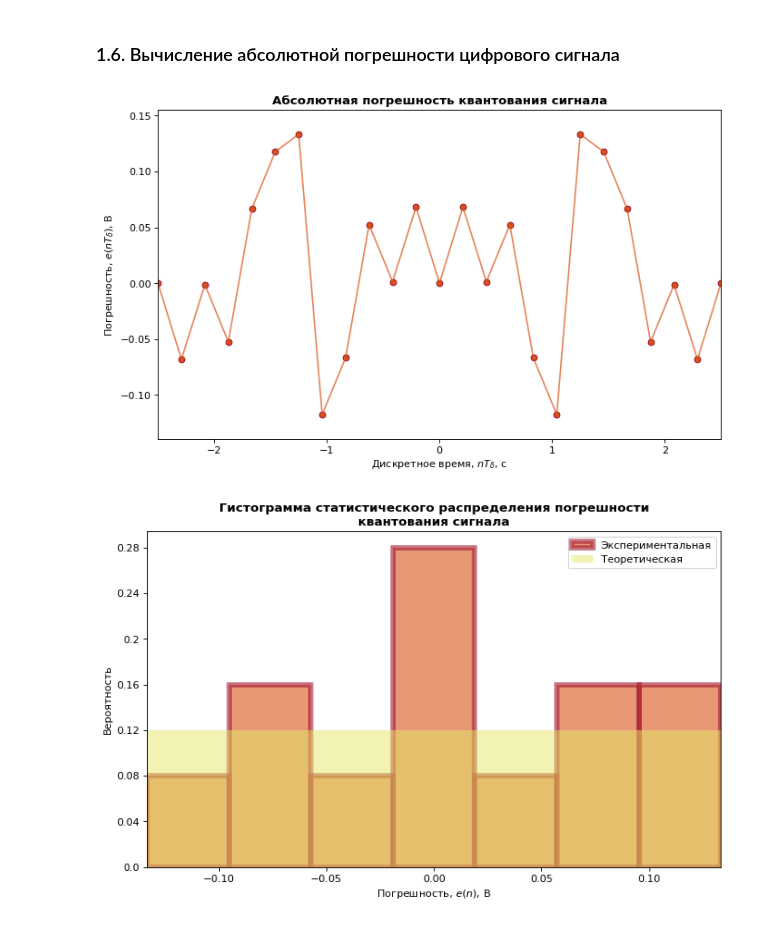
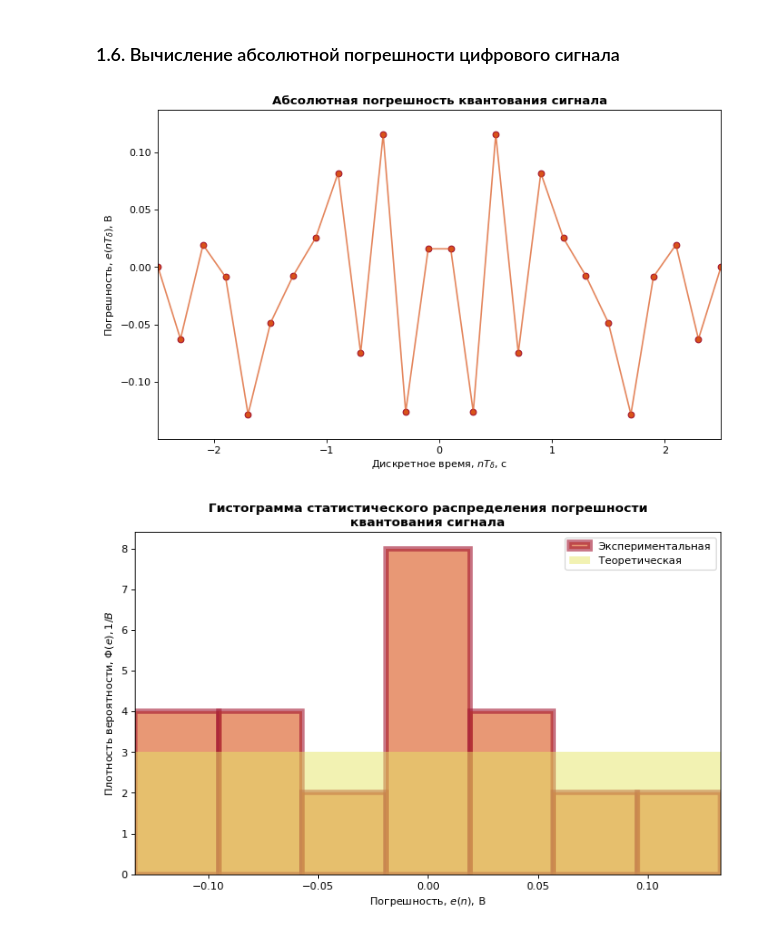
Before and after one commit to SakuraOneLove/DSP-2020, a Jupyter notebook: 1.ipynb, the cells around one changed output. Drawn from its saved outputs; the diff is of its cells as text; code cells hidden in the pictures.

```diff
--- a/1.ipynb
+++ b/1.ipynb
@@ -52,9 +52,10 @@ from sympy.utilities.lambdify import lambdify
 %matplotlib inline
 # %%
 # Формирование области определения
-td = np.linspace(tmin, tmax, int(np.round((tmax - tmin) * fd)))
+td = np.linspace(tmin, tmax, np.rint((tmax - tmin) * fd).astype(int) + 1)
 sigdify = lambdify(x, sig)  # Формирование функции возвращающей значение символьной функции по аргументу х
 xd = np.array([sigdify(i) for i in td]) # Преобразование символьного выражения в числовое
+x_ticks = np.round(td, 2)   # Шаг деления оси абсцисс с точностью до 2 знаков
 # %%
 plt.figure(figsize=PIC_SIZE, dpi=PIC_DENSITY) # Задания размера картинки в дюймах и плотности пикселей
 plt.title("Дискретный сигнал", fontweight="bold")   # Заголовок с жирным шрифтом
@@ -154,27 +153,23 @@ plt.plot(td, ex, color=eColor, alpha=0.7)    # Соединение точек
 
 plt.show()  # Отображение графика
 # %% [output]
-[figure, old version]
+[figure, new version]
 # %%
 nBars = 8   # Количество диапазонов отклонений
 edges = np.linspace(-A / (N - 1), A / (N - 1), nBars)   # Формирование границ диапазонов
 # %%
 plt.figure(figsize=PIC_SIZE, dpi=PIC_DENSITY)   # Задания размера картинки в дюймах и плотности пикселей
 axis = plt.axes()   # Получение осей графика
 plt.title("""Гистограмма статистического распределения погрешности
 квантования сигнала""", fontweight="bold")  # Заголовок с жирным шрифтом
-plt.ylabel("Вероятность")   # Надпись оси ординат
+plt.ylabel(r"Плотность вероятности, $\mathit{\Phi(e), 1/B}$")   # Надпись оси ординат
 plt.xlabel(r"Погрешность, $\mathit{e(n)}$, В")  # Надпись оси абсцисс
 plt.xlim(edges[0], edges[-1])   # Пределы по оси абсцисс
 an, bins, patchs = plt.hist(ex, edges, color=eColor, alpha=0.6, edgecolor=eColorDark, linewidth=5, label="Экспериментальная")
-norm = np.array([np.random.uniform(edges[i], edges[i + 1]) for j in range(int(np.round(an.sum() / nBars))) for i in range(nBars - 1)])  # Рачёт нормализации
+norm = np.array([np.random.uniform(edges[i], edges[i + 1]) for j in range(int(np.round(an.sum() / nBars))) for i in range(nBars - 1)])  # Расчёт нормализации
 plt.hist(norm, edges, color=eColorLight, alpha=0.5, label="Теоретическая")
 plt.legend()    # Добавление подписей к графикам
 
-hist_sum = an.sum()
-prob = np.array([el / hist_sum for el in an])   # Расчёт вероятностей
-axis.set_yticklabels(np.linspace(0, prob.max(), an.size + 1))   # Нанесение вероятностей на ось ординат
-
 plt.show()  # Отображение графика
 # %% [output]
-[figure, old version]
+[figure, new version]
```
Also changed, not shown: parts of 4 cells of this notebook.
